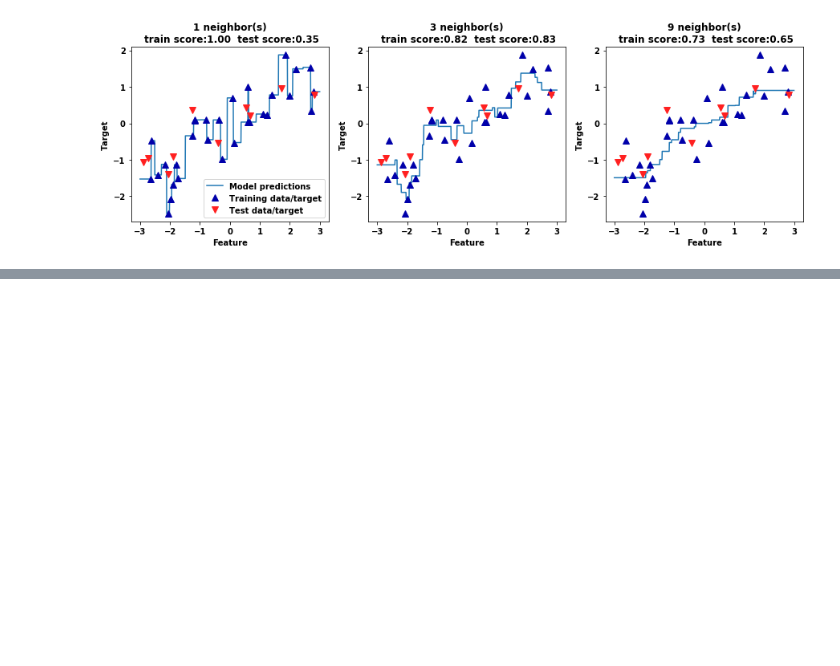
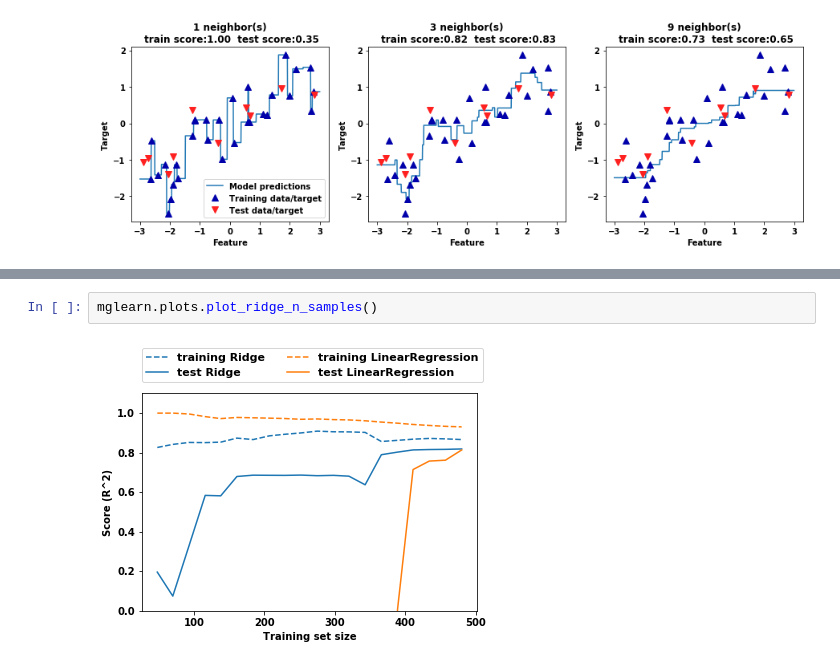
Before and after one commit to yochimonji/machine_learning_with_python, a Jupyter notebook: 02.ipynb, the cells around one changed output, grey strips where cells are left out. Saved outputs shown, nothing was run; the diff lists cells and outputs as text; blank space fills up the shorter version.

```diff
--- a/02.ipynb
+++ b/02.ipynb
@@ -175,0 +247,4 @@ axes[0].legend(["Model predictions", "Training data/target", "Test data/target"]
+# %%
+mglearn.plots.plot_ridge_n_samples()
+# %% [output]
+[figure, added]
```
Also changed, not shown: parts of 82 cells of this notebook.
